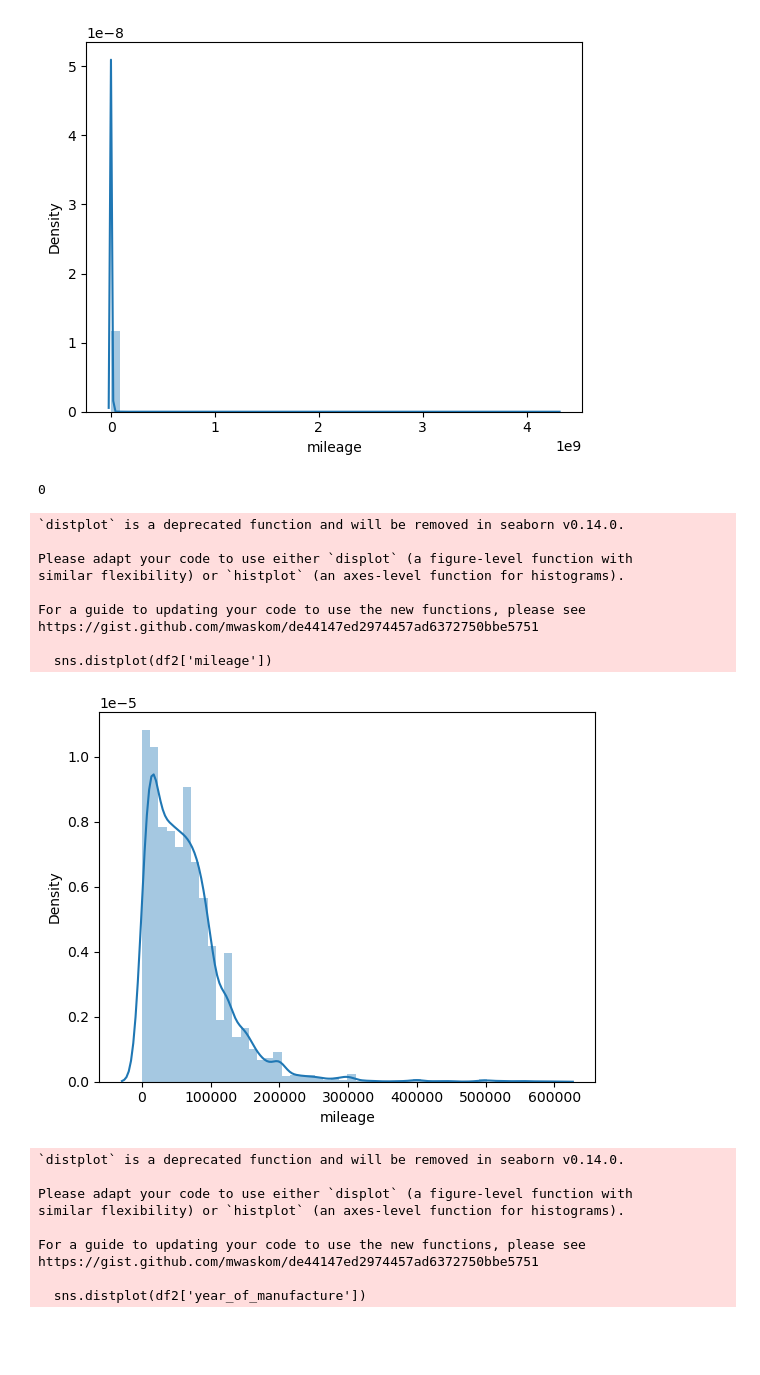
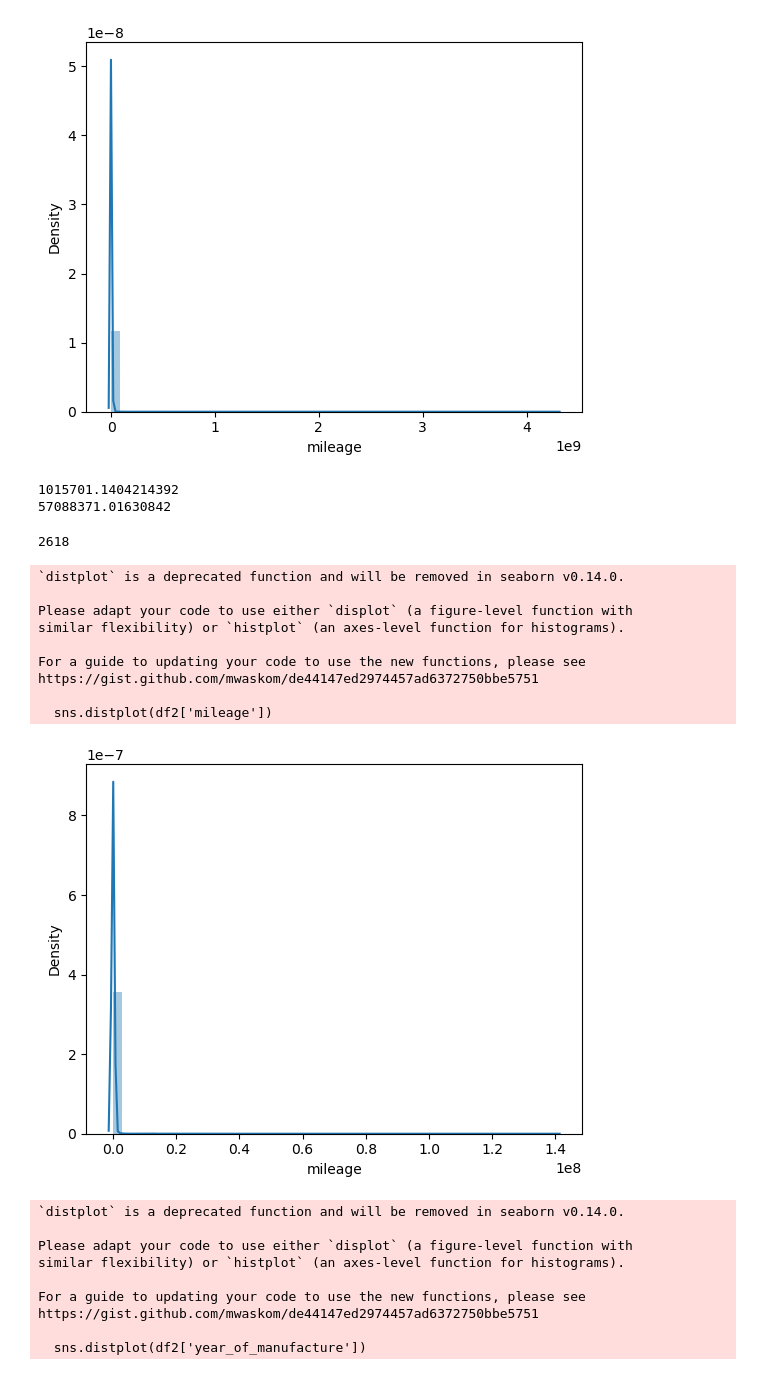
Before and after one commit to HuyHwe/BTL-AI, a Jupyter notebook: dataPreprocess.ipynb, the cells around one changed output. Cells and saved outputs as stored; diff of their text form; code cells hidden in the pictures; blank space fills up the shorter version.

```diff
--- a/dataPreprocess.ipynb
+++ b/dataPreprocess.ipynb
@@ -175,6 +181,6 @@ https://gist.github.com/mwaskom/de44147ed2974457ad6372750bbe5751
 # %%
 
-df1 = df_noFuel[df_noFuel['Price'] < df_noFuel['Price'].quantile(0.98)]
+df1 = df_noFuel[df_noFuel['Price'] < df_noFuel['Price'].mean() + 3 * df_noFuel['Price'].std()]
 sns.distplot(df1['Price'])
 # %% [output]
 `distplot` is a deprecated function and will be removed in seaborn v0.14.0.
@@ -218,22 +224,28 @@ https://gist.github.com/mwaskom/de44147ed2974457ad6372750bbe5751
   sns.distplot(df1['mileage'])
 <Axes: xlabel='mileage', ylabel='Density'>
 [figure]
+# %%
+print(df_noFuel['mileage'].mean())
+print(df_noFuel['mileage'].std())
+# %% [output]
+1015701.1404214392
+57088371.01630842
 # %%
-df2 = df1[df1['mileage'] < df1['mileage'].quantile(0.98)]
+df2 = df1[df1['mileage'] < df1['mileage'].mean() + 3 * df1['mileage'].std()]
 sns.distplot(df2['mileage'])
 print(len(df2[df2['mileage']==0]))
 # %% [output]
-0
+2618
 `distplot` is a deprecated function and will be removed in seaborn v0.14.0.
 
 Please adapt your code to use either `displot` (a figure-level function with
 similar flexibility) or `histplot` (an axes-level function for histograms).
 
 For a guide to updating your code to use the new functions, please see
 https://gist.github.com/mwaskom/de44147ed2974457ad6372750bbe5751
 
   sns.distplot(df2['mileage'])
-[figure, old version]
+[figure, new version]
 # %%
 sns.distplot(df2['year_of_manufacture'])
 # %% [output]
```
Also changed, not shown: parts of 3 cells of this notebook, 1 other file.
